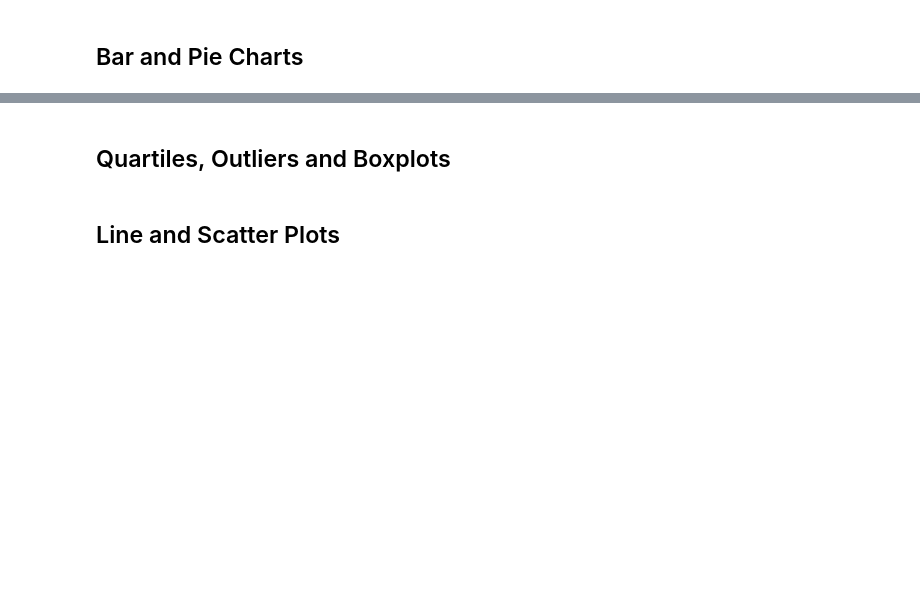
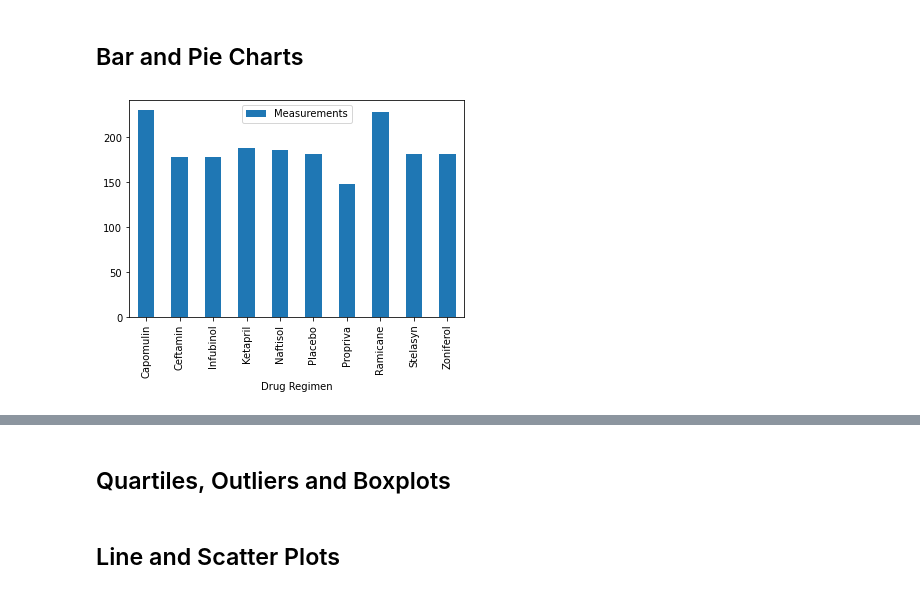
Before and after one commit to safetyh546/matplotlib-challenge, a Jupyter notebook: Pymaceuticals/pymaceuticals.ipynb, the cells around one changed output, grey strips where cells are left out. Saved outputs shown, nothing was run; the diff lists cells and outputs as text; code cells hidden in the pictures; blank space fills up the shorter version.

```diff
--- a/Pymaceuticals/pymaceuticals.ipynb
+++ b/Pymaceuticals/pymaceuticals.ipynb
@@ -87,3 +129,10 @@ Length: 1880, dtype: int64
 ## Bar and Pie Charts
 # %%
 # Generate a bar plot showing the total number of measurements taken on each drug regimen using pandas.
+DrugList = ['Capomulin','Ceftamin','Infubinol','Ketapril','Naftisol','Placebo','Propriva','Ramicane','Stelasyn','Zoniferol']
+Measurements = [230,178,178,188,186,181,148,228,181,182]
+
+df = pd.DataFrame({'Drug Regimen':DrugList, 'Measurements':Measurements})
+ax = df.plot.bar(x='Drug Regimen', y='Measurements', rot=90)
+# %% [output]
+[figure, added]
```
Also changed, not shown: parts of 6 cells of this notebook.
